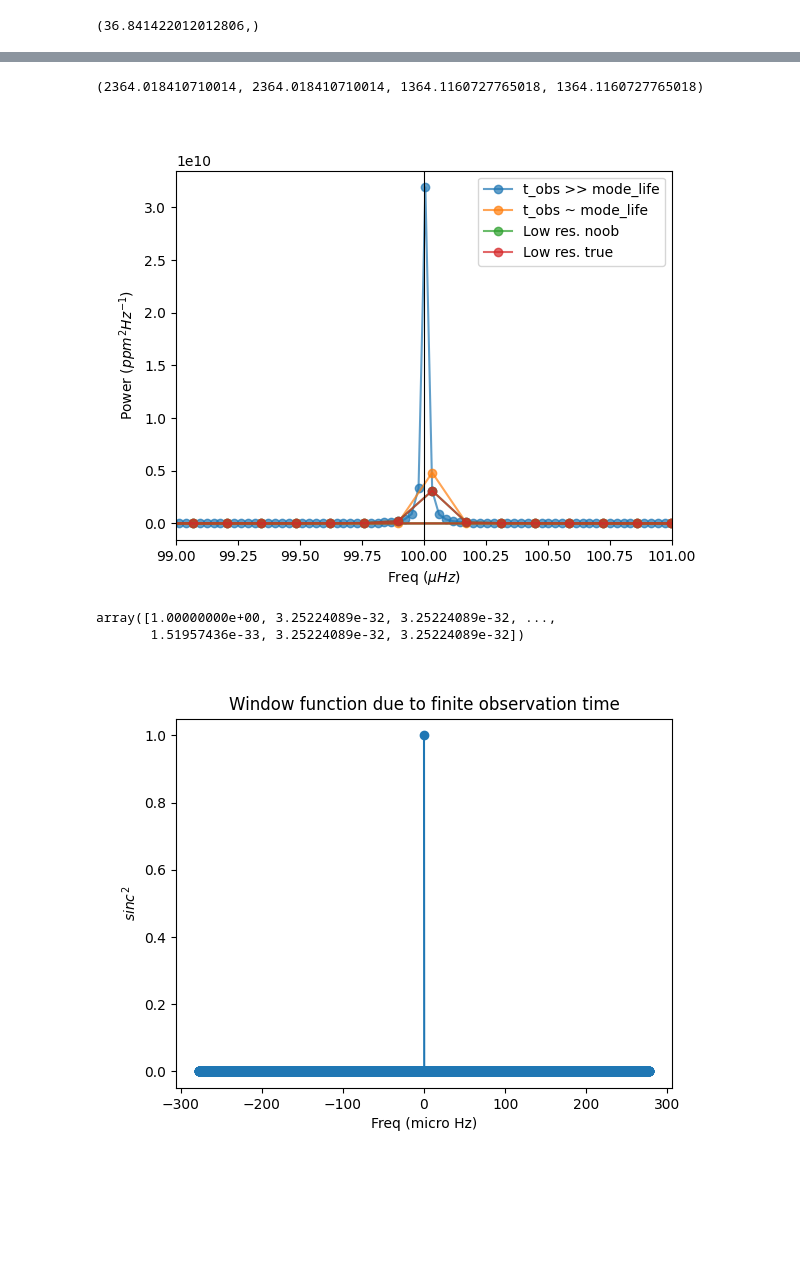
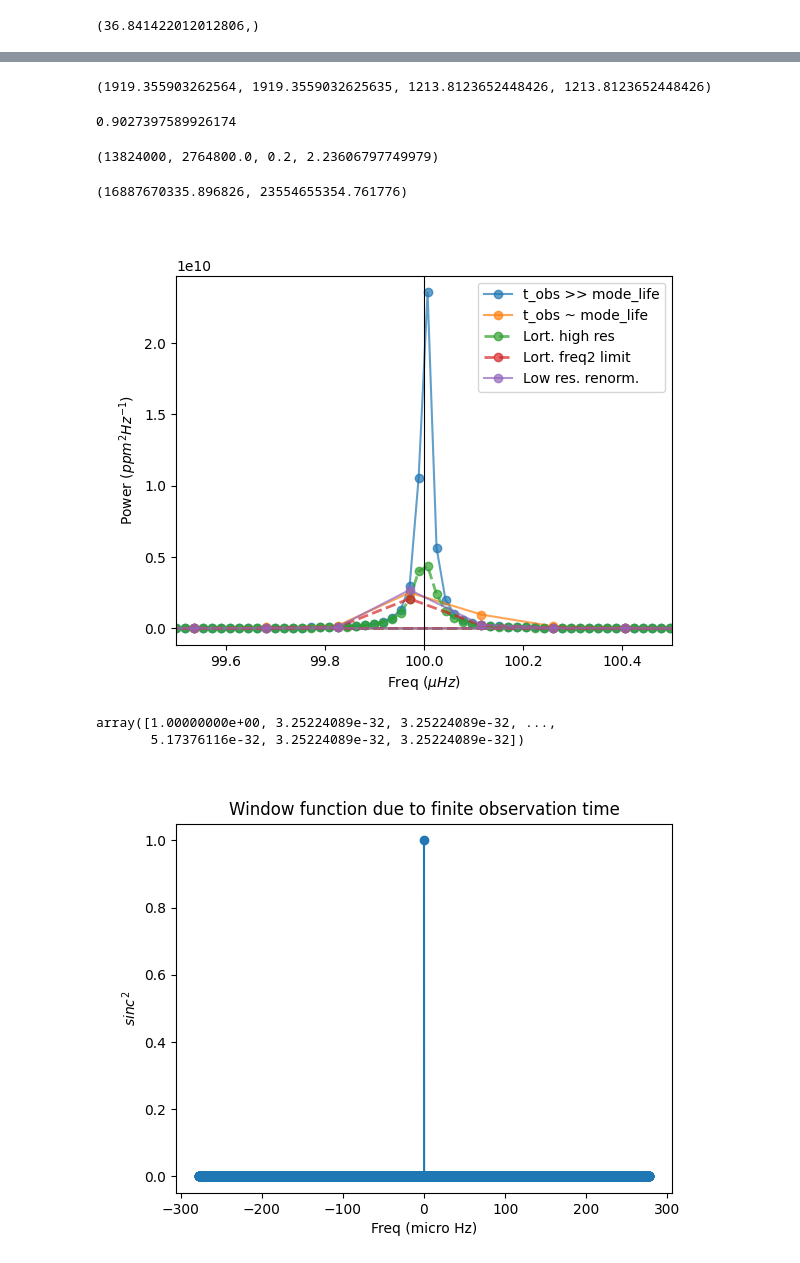
Before and after one commit to ghanghasnipun/damped-harmonic-oscillator, a Jupyter notebook: window_function_ft.ipynb, the cells around one changed output, grey strips where cells are left out. Saved outputs shown, nothing was run; the diff lists cells and outputs as text; code cells hidden in the pictures; blank space fills up the shorter version.

Commit message:
Added the Lorentzian peak with corrected height and width

```diff
--- a/window_function_ft.ipynb
+++ b/window_function_ft.ipynb
@@ -55,13 +55,14 @@ print(exp_decay(np.array([0,0.2,0.202]),tau=100))
 # %% [output]
 (36.841422012012806,)
 # %%
-t_obs2 = 84*24*60*60
-t_obs = 5*t_obs2    #365*24*60*60
+t_obs2 = 80*24*60*60
+samp_factor = 8
+t_obs = samp_factor*t_obs2    #365*24*60*60
 del_obs = 30*60
 t_samp = np.arange(0,t_obs+del_obs,del_obs)
 t_samp2 = np.arange(0,t_obs2+del_obs,del_obs)
 
-life_samp = 200*(24*60*60)
+life_samp = 160*(24*60*60)
 signal = exp_decay(t_samp,tau=life_samp)
 signal2 = exp_decay(t_samp2,tau=life_samp)
 plt.figure()
@@ -108,5 +108,5 @@ norm_psd,norm_psd2
 # %%
 np.sum(np.abs(signal)**2),np.sum(psd),np.sum(np.abs(signal2)**2),np.sum(psd2)
 # %% [output]
-(2364.018410710014, 2364.018410710014, 1364.1160727765018, 1364.1160727765018)
+(1919.355903262564, 1919.3559032625635, 1213.8123652448426, 1213.8123652448426)
 # %%
@@ -118,25 +119,56 @@ norm_psd_low_res = np.sum(np.abs(signal_low_res)**2)/(np.sum(psd_low_res))
+# %%
+norm_psd_low_res = np.sum(np.abs(signal[::samp_factor])**2)/(np.sum(psd[::samp_factor]))
+norm_psd_low_res
+# %% [output]
+0.9027397589926174
+# %%
+# Reduction in height
+amp=1
+h_full = (amp**2)*life_samp
+h_lim = (t_obs2*(amp)**2)/(t_obs2/life_samp+2)
+h_factor = h_lim/h_full
+
+w_factor = 1/np.sqrt(h_factor)
+h_full,h_lim,h_factor,w_factor
+# %% [output]
+(13824000, 2764800.0, 0.2, 2.23606797749979)
+# %%
+def lpeak_seismo(x,x0,h,fwhm):
+    return h/(1+4*(fwhm**-2)*(x-x0)**2)
+
+lor_peak = lpeak_seismo(signal_freq,100*1e-6,np.max(norm_psd*psd*t_obs),1/np.pi/life_samp)
+lor_peak_lim = lpeak_seismo(signal_freq,100*1e-6,h_factor*np.max(norm_psd*psd*t_obs),w_factor/np.pi/life_samp)
+lor_peak2_lim = lpeak_seismo(signal_freq2,100*1e-6,h_factor*np.max(norm_psd*psd*t_obs),w_factor/np.pi/life_samp)
+lor_peak.max(),np.max(norm_psd*psd*t_obs)
+# %% [output]
+(16887670335.896826, 23554655354.761776)
 # %%
 plt.figure()
 plt.plot(signal_freq*1e6,norm_psd*psd*t_obs,'o-',label='t_obs >> mode_life',alpha=0.7)
+# plt.plot(signal_freq*1e6,lor_peak,'o--',linewidth=2,label='Lorentzian peak',alpha=0.7)
 plt.plot(signal_freq2*1e6,norm_psd2*psd2*t_obs2,'o-',label='t_obs ~ mode_life',alpha=0.7)
-plt.plot(signal_freq[::5]*1e6,norm_psd*psd[::5]*t_obs,'o-',label='Low res. noob',alpha=0.7)
-plt.plot(signal_freq[::5]*1e6,norm_psd_low_res*psd[::5]*t_obs,'o-',label='Low res. true',alpha=0.7)
+plt.plot(signal_freq*1e6,lor_peak_lim,'o--',linewidth=2,label='Lort. high res',alpha=0.7)
+plt.plot(signal_freq2*1e6,lor_peak2_lim,'o--',linewidth=2,label='Lort. freq2 limit',alpha=0.7)
+# plt.plot(signal_freq[::samp_factor]*1e6,norm_psd*psd[::samp_factor]*t_obs,'o-',label='Low res. noob',alpha=0.7)
+plt.plot(signal_freq[::samp_factor]*1e6,norm_psd_low_res*psd[::samp_factor]*t_obs,'o-',label='Low res. renorm.',alpha=0.7)
+# plt.plot(signal_freq*1e6,h_factor*norm_psd*psd*t_obs,'o-',label='full with h_factor',alpha=0.7)
+# plt.plot(signal_freq2*1e6,norm_psd2*(1/h_factor)*psd2*t_obs2,'o-',label='Low res. h_factor.',alpha=0.7)
 plt.axvline(100,linewidth=0.8,color='black')
 plt.xlabel(r'Freq ($\mu Hz$)')
 plt.ylabel(r'Power ($ppm^{2}Hz^{-1}$)')
-plt.xlim(99,101)
+plt.xlim(99.5,100.5)
 # plt.xlim(0,)
 plt.legend()
 # plt.tight_layout()
 plt.show()
 # %% [output]
-[figure, old version]
+[figure, new version]
 # %%
 sinc_part = np.sinc(signal_freq2*t_obs2)**2
 sinc_part
 # %% [output]
 array([1.00000000e+00, 3.25224089e-32, 3.25224089e-32, ...,
-       1.51957436e-33, 3.25224089e-32, 3.25224089e-32])
+       5.17376116e-32, 3.25224089e-32, 3.25224089e-32])
 # %%
 plt.figure()
 plt.plot(signal_freq2*1e6,sinc_part,'o-')
```
Also changed, not shown: parts of 9 cells of this notebook.
